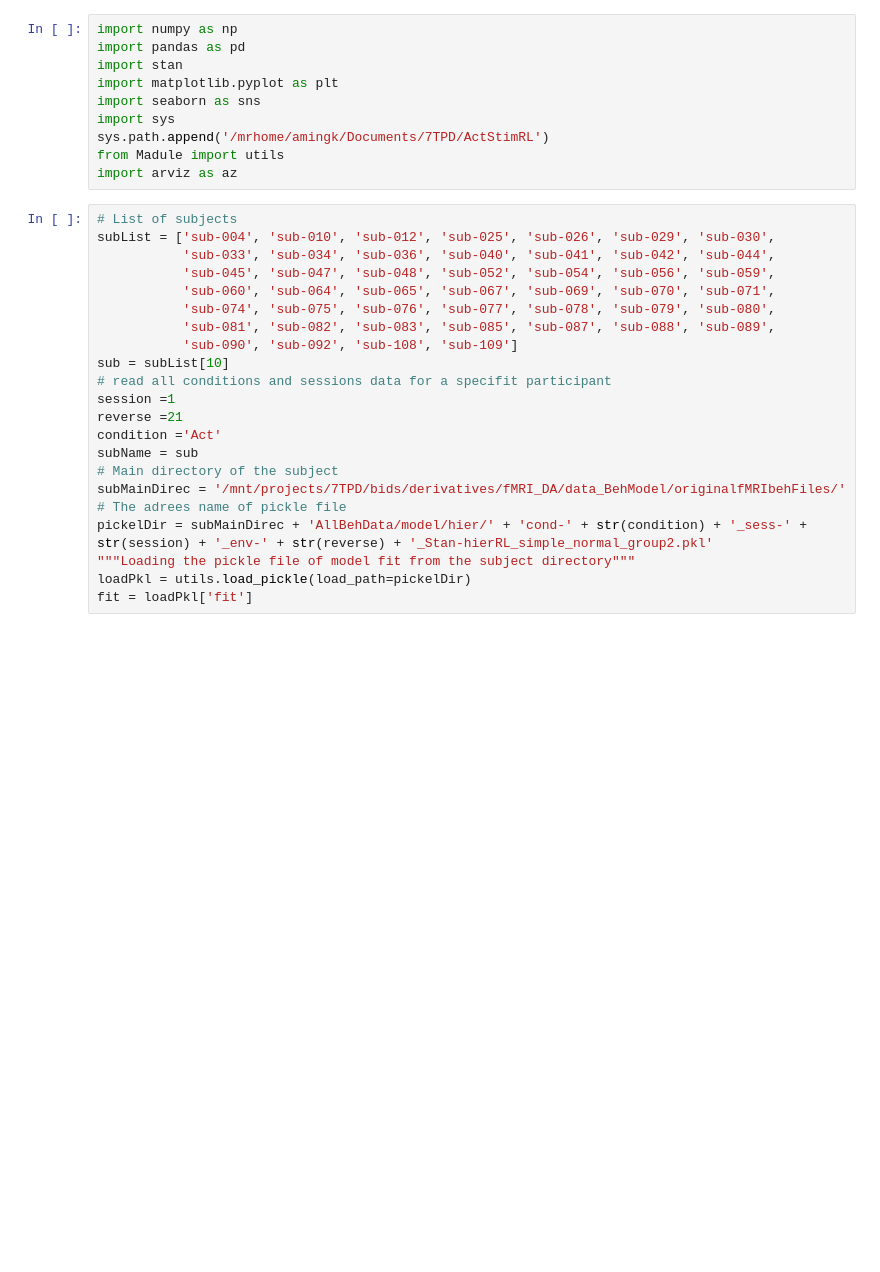
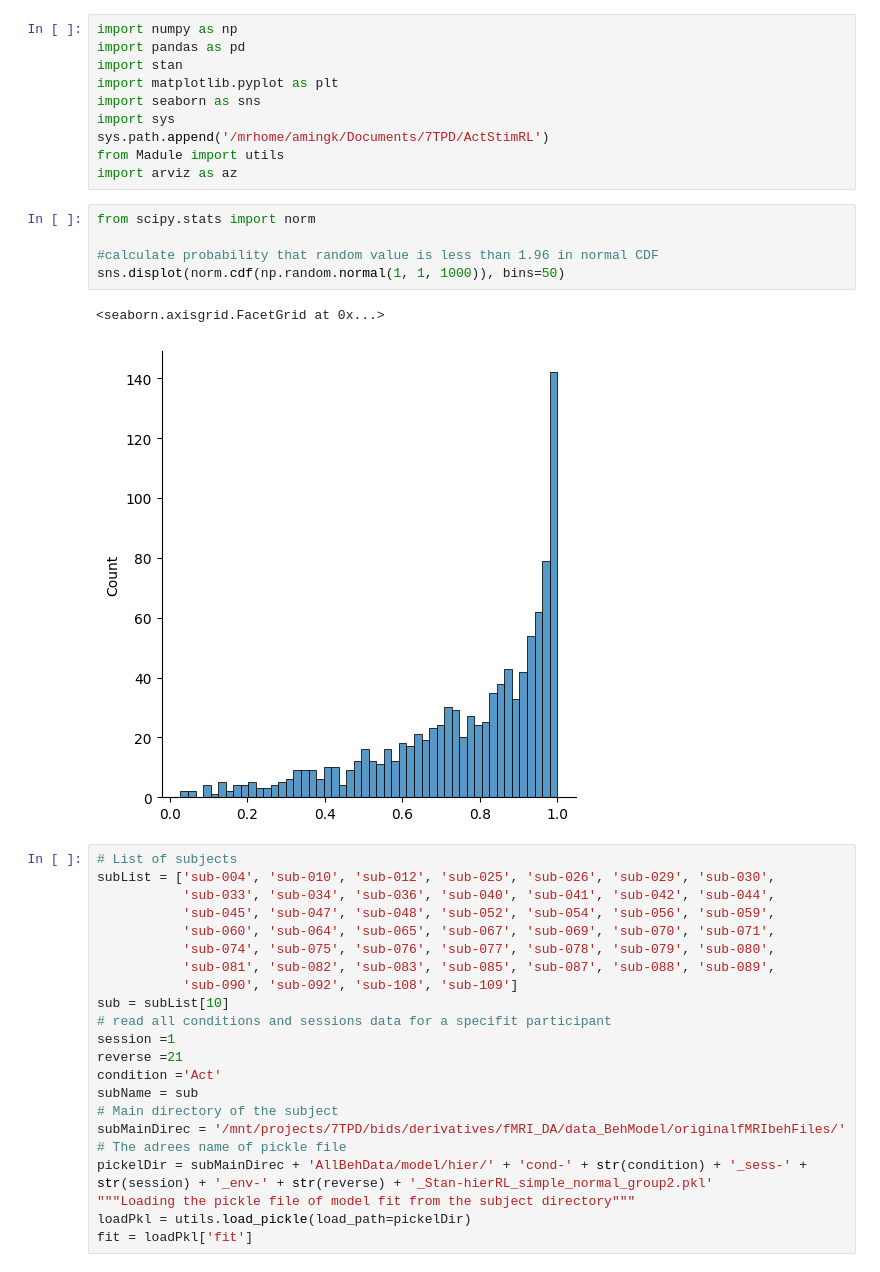
Before and after one commit to AGhaderi/ActStimRL, a Jupyter notebook: Model/run_models/modelfitchecking.ipynb, the cells around one changed output. Drawn from its saved outputs; the diff is of its cells as text; blank space fills up the shorter version.

```diff
--- a/Model/run_models/modelfitchecking.ipynb
+++ b/Model/run_models/modelfitchecking.ipynb
@@ -8,6 +8,14 @@ import sys
 sys.path.append('/mrhome/amingk/Documents/7TPD/ActStimRL')
 from Madule import utils
 import arviz as az
+# %%
+from scipy.stats import norm
+
+#calculate probability that random value is less than 1.96 in normal CDF
+sns.displot(norm.cdf(np.random.normal(1, 1, 1000)), bins=50)
+# %% [output]
+<seaborn.axisgrid.FacetGrid at 0x...>
+[figure, added]
 # %%
 # List of subjects
 subList = ['sub-004', 'sub-010', 'sub-012', 'sub-025', 'sub-026', 'sub-029', 'sub-030',
```
Also changed, not shown: 3 other files.
